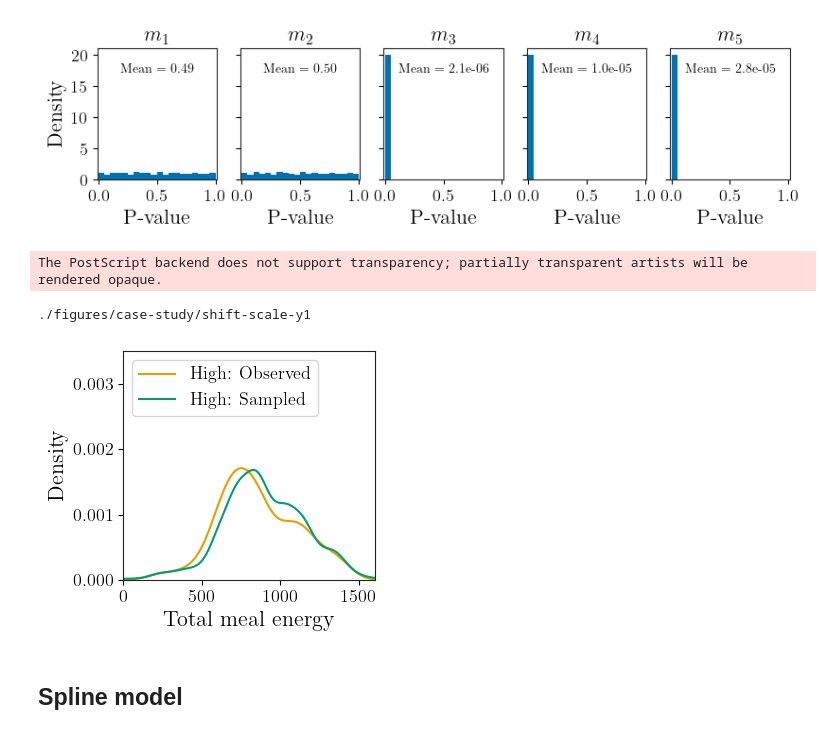
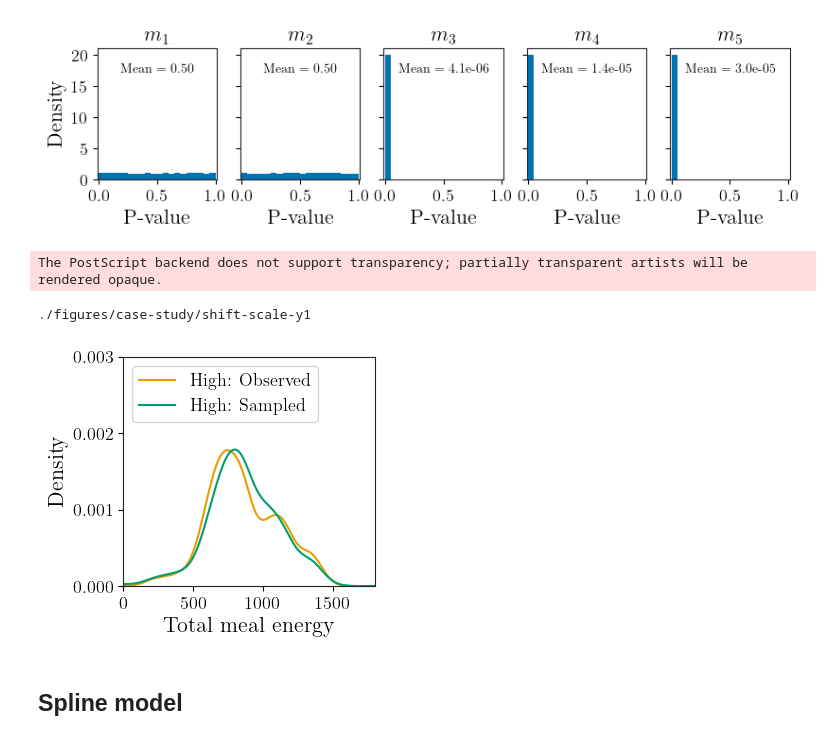
Before and after one commit to eastonhuch/bayesian-randomization-inference, a Jupyter notebook: case-study.ipynb, the cells around one changed output. Cells and saved outputs as stored; diff of their text form; code cells hidden in the pictures.

```diff
--- a/case-study.ipynb
+++ b/case-study.ipynb
@@ -116,7 +116,7 @@ Name: availability, dtype: object
 # Fisherian Randomization Test (FRT)
 # %%
 # H0: No effect for any unit
-a_samples = np.random.random((10000, n)) > 0.5
+a_samples = np.random.random((100000, n)) > 0.5
 dim = np.sum(a*y) / np.sum(a) - np.sum((1-a)*y) / np.sum(1-a)
 dim_samples = (
     np.sum(a_samples*y.values, axis=1) / np.sum(a_samples, axis=1) -
@@ -217,7 +217,7 @@ rng_key = random.PRNGKey(0)
 constant_effect_kernel = NUTS(constant_effect_model)
 # %%
 # Asymptotic variance: fast
-constant_effect_asymptotic_mcmc = MCMC(constant_effect_kernel, num_warmup=2000, num_samples=10000)
+constant_effect_asymptotic_mcmc = MCMC(constant_effect_kernel, num_warmup=20000, num_samples=20000)
 constant_effect_asymptotic_mcmc.run(rng_key, num_a_samples=None)
 constant_effect_asymptotic_mcmc.print_summary(prob=0.95)
 # %% [output]
@@ -390,15 +390,20 @@ def get_5_moment_samples(b, a_samples):
 
 five_moments = get_5_moments(y.values, a_logical)
 # %%
+jnp_a = jnp.asarray(a.values)
+jnp_y = jnp.asarray(y.values)
+
 def random_shift_scale_model(num_a_samples=1000):
     # Prior
     alpha = numpyro.sample("alpha", dist.Normal(0., 1000.))
     beta = numpyro.sample("beta", dist.Gamma(1., 1.))
     sigma = numpyro.sample("sigma", dist.HalfNormal(100.))
-    with numpyro.plate_stack("epsilon_plate_stack", [num_a_samples, n]):
-        a_samples = numpyro.sample("a_samples", dist.Bernoulli(0.5))
-        epsilon = numpyro.sample("epsilon", dist.Normal())
-    y1_imputed = a.values*y.values + (1.-a.values)*(alpha + beta*y.values + sigma*epsilon)
+    with numpyro.plate("n_plate", n):
+        with numpyro.plate("a_plate", num_a_samples):
+            a_samples = numpyro.sample("a_samples", dist.Bernoulli(0.5))
+            epsilon = numpyro.sample("epsilon", dist.Normal())
+    y1_imputed = jnp_a*jnp_y + (1.-jnp_a)*(alpha + beta*jnp_y + sigma*epsilon)
+    numpyro.deterministic("y1_imputed_single", y1_imputed[0] * a_samples[0])  # Need to process out zeroes later
     s_observed = five_moments[:2]
 
     # Samples
@@ -411,8 +416,6 @@ def random_shift_scale_model(num_a_samples=1000):
     props = (five_moments_samples.T <= five_moments).mean(axis=0)
     ps = 2 * (0.5 - jnp.abs(props - 0.5))
     numpyro.deterministic("ps", ps)
-    y1_imputed_single = y1_imputed[0]
-    numpyro.deterministic("y1_imputed", y1_imputed_single)
 
     # Likelihood
     d = s_observed - likelihood_mean
@@ -420,17 +423,15 @@ def random_shift_scale_model(num_a_samples=1000):
     parametric_log_estimate = -0.5 * (maha + jnp.linalg.slogdet(likelihood_cov)[1])
     numpyro.factor("s_density", parametric_log_estimate)
 
-
-def random_shift_scale_gibbs(rng_key, gibbs_sites, hmc_sites):
+def gibbs(rng_key, gibbs_sites, hmc_sites):
     new_a_samples = dist.Bernoulli(0.5).sample(rng_key, gibbs_sites["a_samples"].shape)
     new_epsilon = dist.Normal().sample(rng_key, gibbs_sites["epsilon"].shape)
     return {"a_samples": new_a_samples, "epsilon": new_epsilon}
 
-
 random_shift_scale_hmc_kernel = NUTS(random_shift_scale_model, dense_mass=[("alpha", "beta", "sigma")], step_size=0.1, max_tree_depth=7)
-random_shift_scale_kernel = HMCGibbs(random_shift_scale_hmc_kernel, gibbs_fn=random_shift_scale_gibbs, gibbs_sites=["a_samples", "epsilon"])
-random_shift_scale_mcmc = MCMC(random_shift_scale_kernel, num_warmup=2000, num_samples=10000, progress_bar=True)
-random_shift_scale_mcmc.run(random.PRNGKey(0), num_a_samples=100, extra_fields=("~z.a_samples", "~z.epsilon",))
+random_shift_scale_kernel = HMCGibbs(random_shift_scale_hmc_kernel, gibbs_fn=gibbs, gibbs_sites=["a_samples", "epsilon"])
+random_shift_scale_mcmc = MCMC(random_shift_scale_kernel, num_warmup=20000, num_samples=20000, progress_bar=True)
+random_shift_scale_mcmc.run(random.PRNGKey(0), num_a_samples=1000, extra_fields=("~z.a_samples", "~z.epsilon"))
 random_shift_scale_mcmc.print_summary()
 # %% [output]
                 mean       std    median      5.0%     95.0%     n_eff     r_hat
@@ -468,24 +469,25 @@ make_p_plots(random_shift_scale_mcmc.get_samples()["ps"], "case-study/shift-scal
 ./figures/case-study/shift-scale-p-values
 [figure]
 # %%
-def plot_y1_imputations(y1_imputed, filename, bw_adjust=5):
+def plot_y1_imputations(y1_imputed_single_raw, filename, bw=1.):
+    y1_imputed_single = y1_imputed_single_raw[y1_imputed_single_raw != 0.]
     fig, ax = get_fig_ax(figsize=figsize)
-    sns.kdeplot(y1, ax=ax, bw_adjust=1.4, color=colors[1], label="High: Observed")
-    sns.kdeplot(y1_imputed[::10, :].flatten(), ax=ax, bw_adjust=bw_adjust, color=colors[2], label="High: Sampled")
-    ax.set_xlim(0, 1600)
-    ax.set_ylim(0, 0.0035)
+    sns.kdeplot(y1, ax=ax, bw_method=bw, color=colors[1], label="High: Observed")
+    sns.kdeplot(y1_imputed_single, ax=ax, bw_method=bw, color=colors[2], label="High: Sampled")
+    ax.set_xlim(0, 1800)
+    ax.set_ylim(0, 0.003)
     y_ticks = [0.000, 0.001, 0.002, 0.003]
     ax.set_yticks(y_ticks)
     ax.legend(loc="upper left")
     plt.subplots_adjust(left_adjust, bottom_adjust, right_adjust, top_adjust)
     save_my_fig(fig, filename)
     plt.show()
 
-plot_y1_imputations(random_shift_scale_mcmc.get_samples()["y1_imputed"], "case-study/shift-scale-y1", bw_adjust=4)
+plot_y1_imputations(random_shift_scale_mcmc.get_samples()["y1_imputed_single"], "case-study/shift-scale-y1", bw=0.3)
 # %% [output]
 The PostScript backend does not support transparency; partially transparent artists will be rendered opaque.
 ./figures/case-study/shift-scale-y1
-[figure, old version]
+[figure, new version]
 # %% [markdown]
 ## Spline model
 # %%
```
Also changed, not shown: parts of 15 cells of this notebook.
